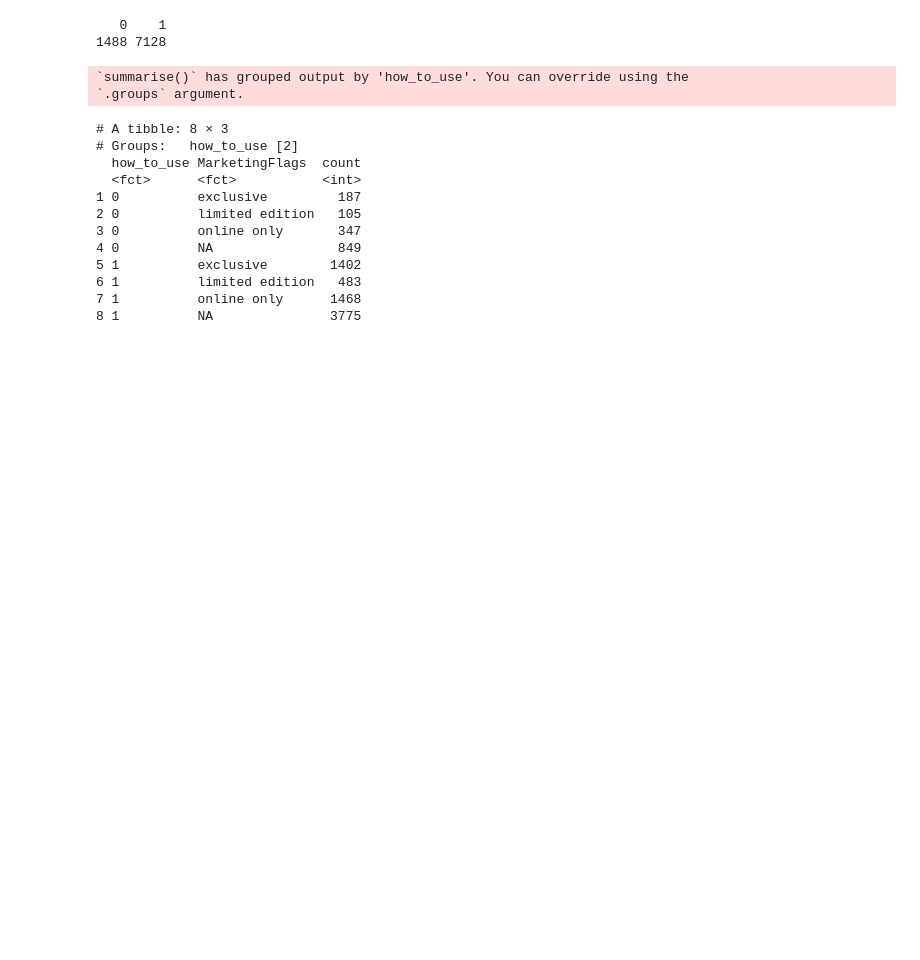
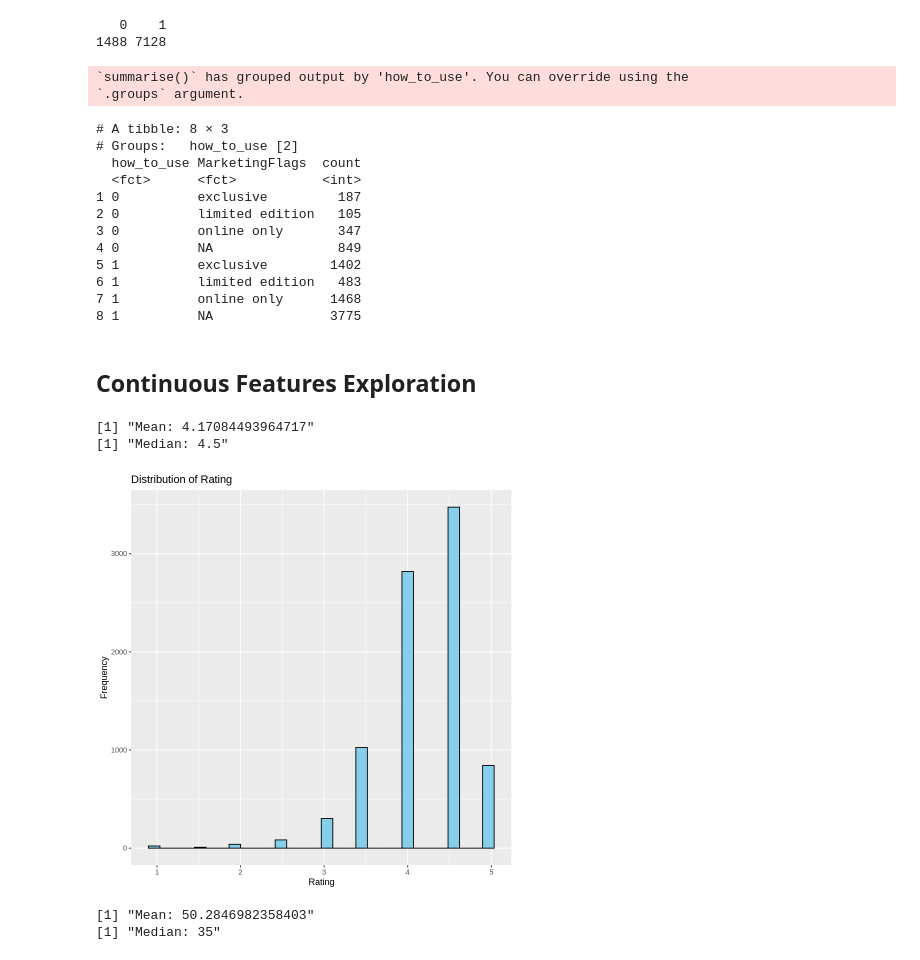
Before and after one commit to GeorgeM2000/Sephora-Statistical-Data-Analysis, a Jupyter notebook: Sephora_Statistical_Data_Analysis.ipynb, the cells around one changed output. Drawn from its saved outputs; the diff is of its cells as text; code cells hidden in the pictures; blank space fills up the shorter version.

```diff
--- a/Sephora_Statistical_Data_Analysis.ipynb
+++ b/Sephora_Statistical_Data_Analysis.ipynb
@@ -148,3 +162,33 @@ print(sephora_df %>%
 6 1          limited edition   483
 7 1          online only      1468
 8 1          NA               3775
+# %% [markdown]
+## Continuous Features Exploration
+# %%
+# Compute mean and median of the rating
+rating_mean_value <- mean(sephora_df$rating, na.rm = TRUE)
+rating_median_value <- median(sephora_df$rating, na.rm = TRUE)
+
+# Display mean and median
+print(paste("Mean:", rating_mean_value))
+print(paste("Median:", rating_median_value))
+# %% [output]
+[1] "Mean: 4.17084493964717"
+[1] "Median: 4.5"
+# %%
+ggplot(sephora_df, aes(x = rating)) +
+  geom_histogram(bins = 30, fill = "skyblue", color = "black") +
+  labs(title = "Distribution of Rating", x = "Rating", y = "Frequency")
+# %% [output]
+[figure, added]
+# %%
+# Compute mean and median of the price
+price_mean_value <- mean(sephora_df$price, na.rm = TRUE)
+price_median_value <- median(sephora_df$price, na.rm = TRUE)
+
+# Display mean and median
+print(paste("Mean:", price_mean_value))
+print(paste("Median:", price_median_value))
+# %% [output]
+[1] "Mean: 50.2846982358403"
+[1] "Median: 35"
```
Also changed, not shown: parts of 7 cells of this notebook.
